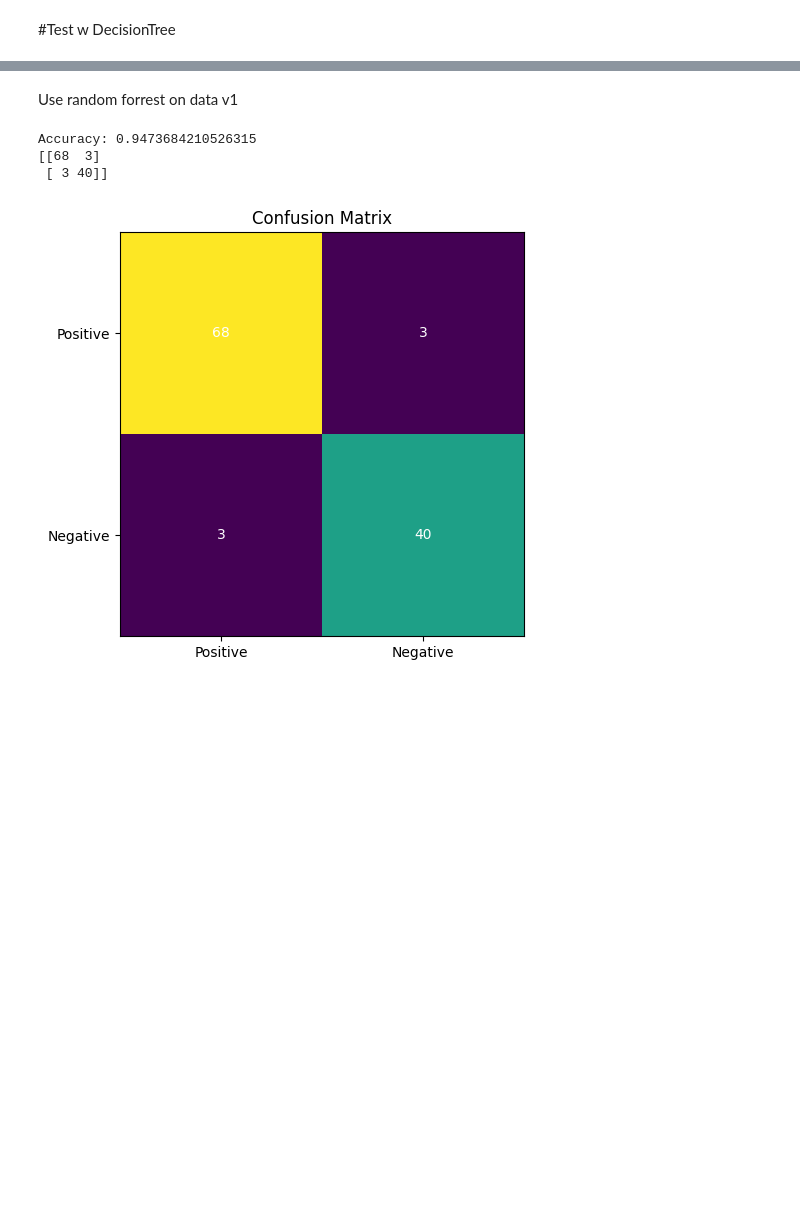
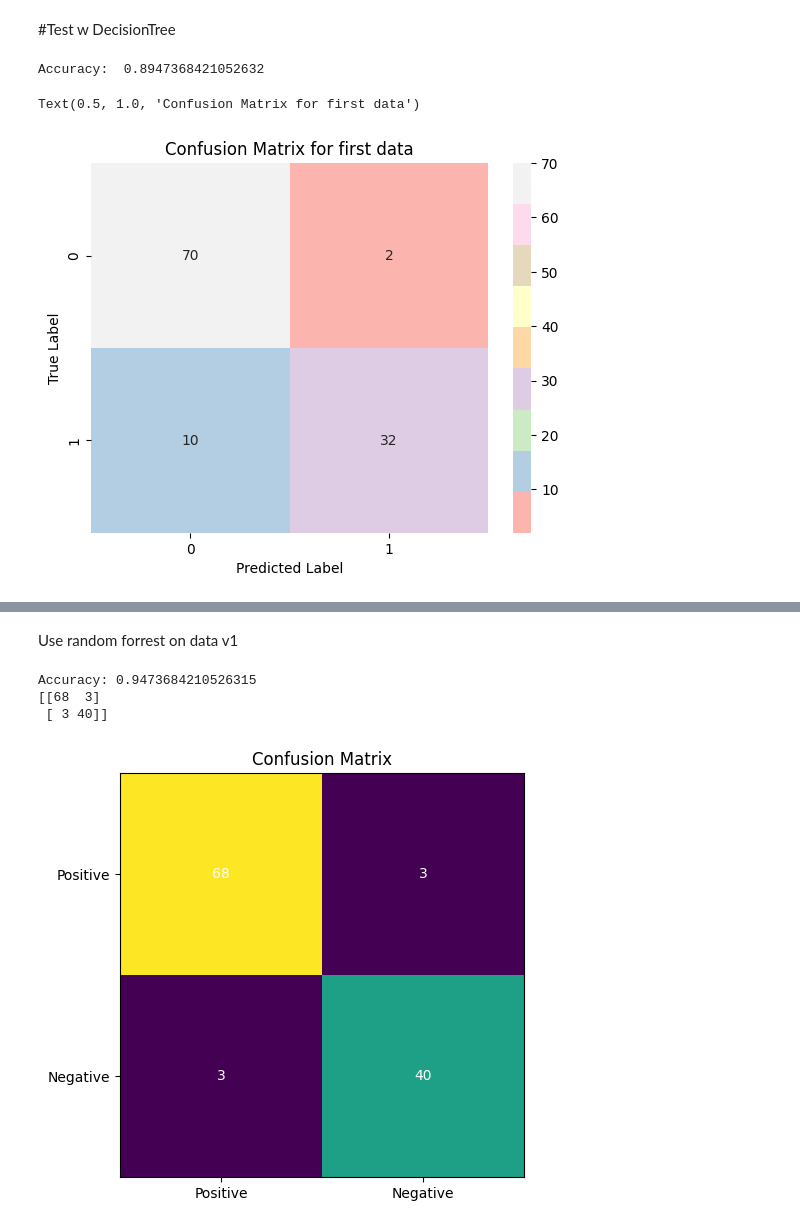
Before and after one commit to tugcegulsanusta/machine-learning-project, a Jupyter notebook: machine_learning.ipynb, the cells around one changed output, grey strips where cells are left out. Cells and saved outputs as stored; diff of their text form; code cells hidden in the pictures; blank space fills up the shorter version.

Commit message:
visualize confusion matrix and decision tree - for both data version

```diff
--- a/machine_learning.ipynb
+++ b/machine_learning.ipynb
@@ -126,5 +99,26 @@ from sklearn.model_selection import KFold, cross_val_score
 # %%
-feature_cols = ['radius_mean','texture_mean','concave points_mean','symmetry_mean','fractal_dimension_mean','radius_se','texture_se','smoothness_se','compactness_se', 'concave points_se','symmetry_se','smoothness_worst','compactness_worst','symmetry_worst']
-X1= df[feature_cols]
+feature_cols1= ['radius_mean','texture_mean','concave points_mean','symmetry_mean','fractal_dimension_mean','radius_se','texture_se','smoothness_se','compactness_se', 'concave points_se','symmetry_se','smoothness_worst','compactness_worst','symmetry_worst','compactness_mean','concavity_worst','fractal_dimension_worst', 'concavity_se', 'fractal_dimension_se', 'smoothness_mean']
+feature_cols2 = ['radius_mean','texture_mean','concave points_mean','symmetry_mean','fractal_dimension_mean','radius_se','texture_se','smoothness_se','compactness_se', 'concave points_se','symmetry_se','smoothness_worst','compactness_worst','symmetry_worst']
+X1= df[feature_cols1]
+X2= df[feature_cols2]
 y = df.diagnosis
+# %%
+#split first data
+X_train, X_test, y_train, y_test= train_test_split(X1, y, test_size= 0.2, random_state = 1)
+
+clf1= DecisionTreeClassifier(criterion = "entropy", max_depth=6)
+clf1= clf1.fit(X_train, y_train)
+y_predict= clf1.predict(X_test)
+accuracy1 = metrics.accuracy_score(y_test, y_predict)
+
+print('Accuracy: ', accuracy1)
+confusion_m1 = confusion_matrix(y_test, clf1.predict(X_test))
+p1 = sns.heatmap(pd.DataFrame(confusion_m1), annot=True, cmap="Pastel1", fmt="g")
+plt.xlabel("Predicted Label")
+plt.ylabel("True Label")
+plt.title("Confusion Matrix for first data")
+# %% [output]
+Accuracy:  0.8947368421052632
+Text(0.5, 1.0, 'Confusion Matrix for first data')
+[figure, added]
 # %%
```
Also changed, not shown: parts of 10 cells of this notebook.
